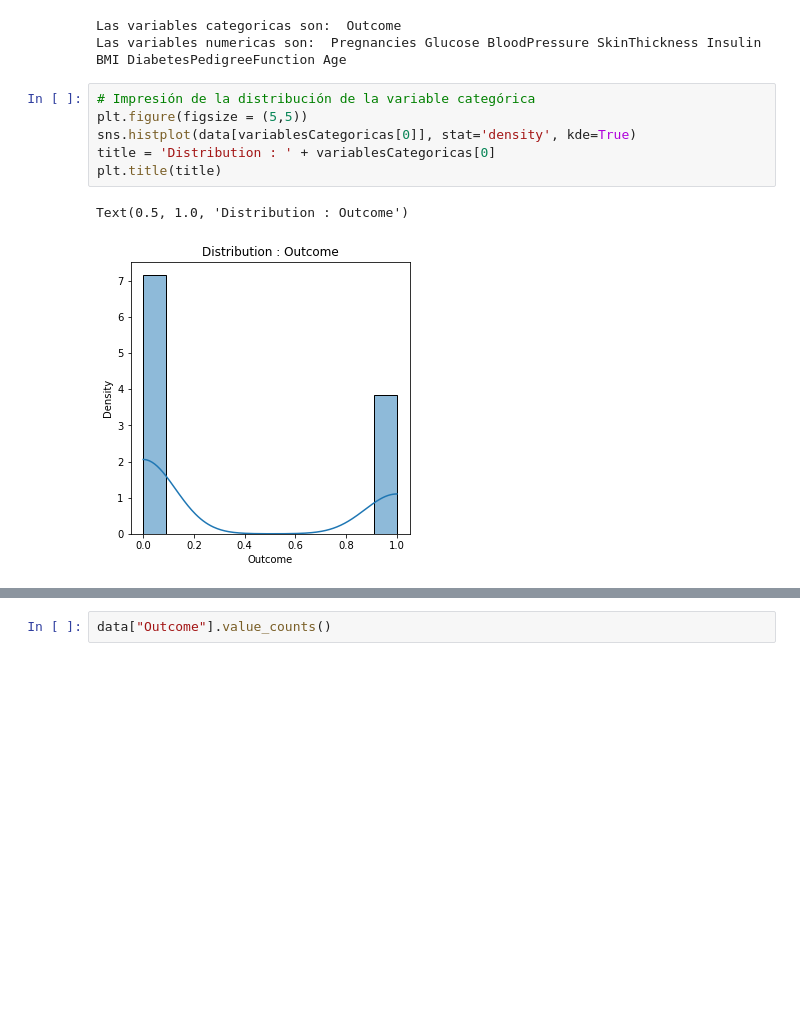
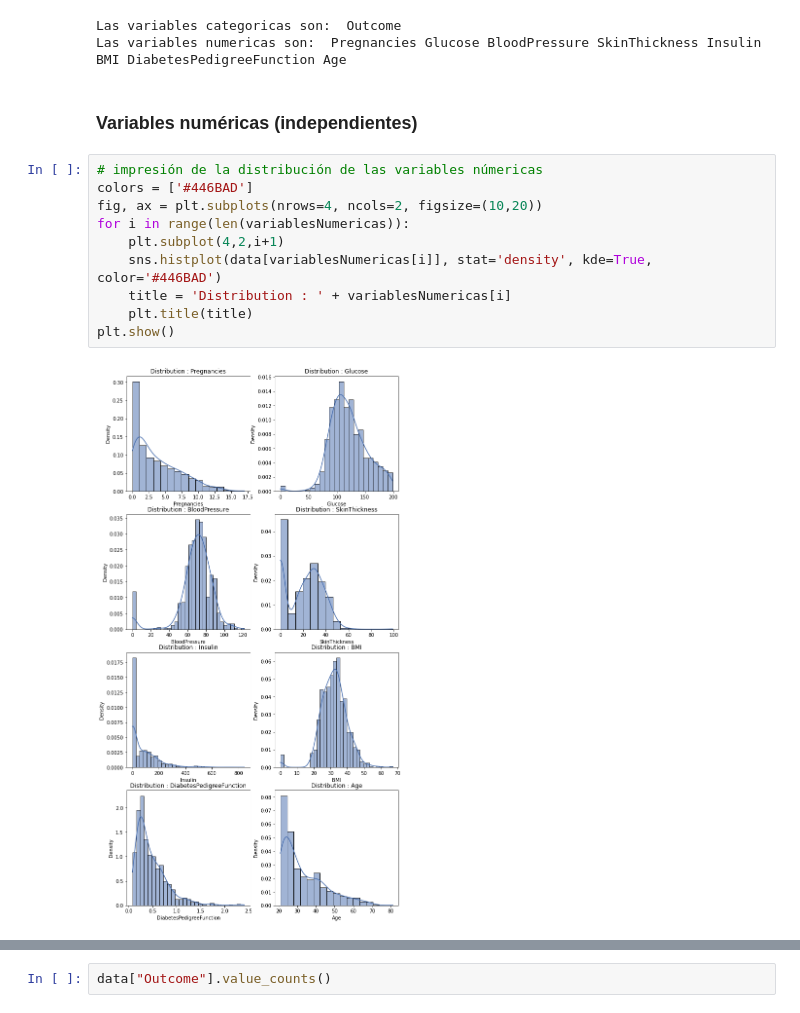
Before and after one commit to brincon/Pima-Indians-Diabetes-Database, a Jupyter notebook: DiabetesDatabase/dataDiabetes.ipynb, the cells around one changed output, grey strips where cells are left out. Saved outputs shown, nothing was run; the diff lists cells and outputs as text; blank space fills up the shorter version.

```diff
--- a/DiabetesDatabase/dataDiabetes.ipynb
+++ b/DiabetesDatabase/dataDiabetes.ipynb
@@ -140,12 +179,17 @@ print("Las variables numericas son: ", *variablesNumericas)
 # %% [output]
 Las variables categoricas son:  Outcome
 Las variables numericas son:  Pregnancies Glucose BloodPressure SkinThickness Insulin BMI DiabetesPedigreeFunction Age
+# %% [markdown]
+### Variables numéricas (independientes)
 # %%
-# Impresión de la distribución de la variable categórica
-plt.figure(figsize = (5,5))
-sns.histplot(data[variablesCategoricas[0]], stat='density', kde=True)
-title = 'Distribution : ' + variablesCategoricas[0]
-plt.title(title)
+# impresión de la distribución de las variables númericas
+colors = ['#446BAD']
+fig, ax = plt.subplots(nrows=4, ncols=2, figsize=(10,20))
+for i in range(len(variablesNumericas)):
+    plt.subplot(4,2,i+1)
+    sns.histplot(data[variablesNumericas[i]], stat='density', kde=True, color='#446BAD')
+    title = 'Distribution : ' + variablesNumericas[i]
+    plt.title(title)
+plt.show()
 # %% [output]
-Text(0.5, 1.0, 'Distribution : Outcome')
-[figure, old version]
+[figure, new version]
```
Also changed, not shown: parts of 93 cells of this notebook, 1 other file.
